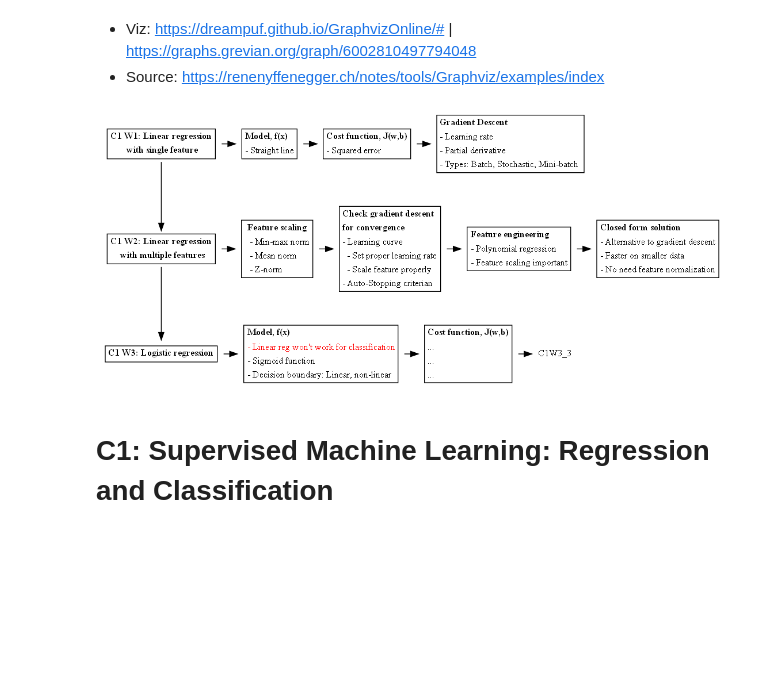
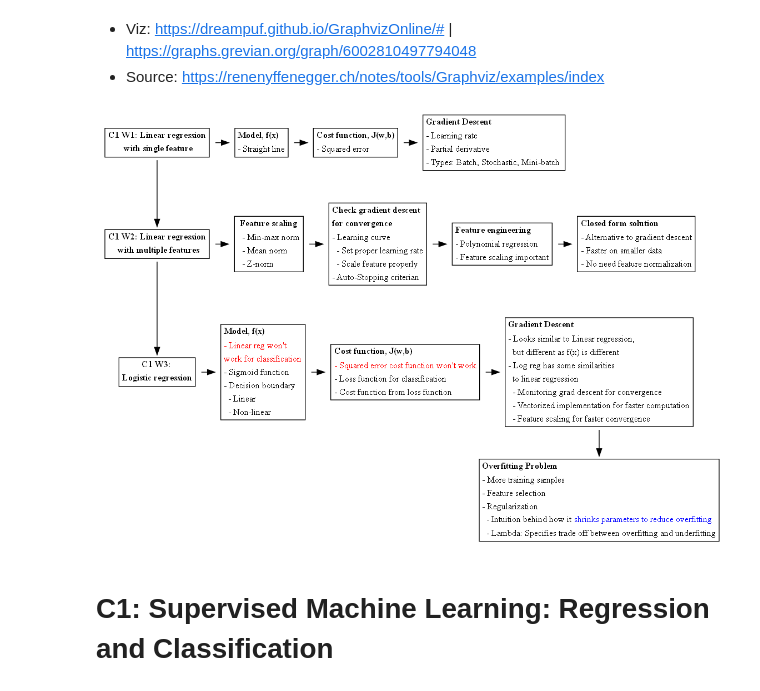
Before and after one commit to prasanth-ntu/coursera_deeplearningai_machine_learning_specialization, a Jupyter notebook: 1_supervised_machine_learning_regression_and_classification/README.ipynb, the cells around one changed output. Cells and saved outputs as stored; diff of their text form; code cells hidden in the pictures; blank space fills up the shorter version.

```diff
--- a/1_supervised_machine_learning_regression_and_classification/README.ipynb
+++ b/1_supervised_machine_learning_regression_and_classification/README.ipynb
@@ -123,7 +123,8 @@ digraph D {
 
   C1W3 [ label=<
    <table border="1" cellborder="0" cellspacing="1">
-     <tr><td align="left"><b>C1 W3: Logistic regression</b></td></tr>
+     <tr><td align="center"><b>C1 W3: </b></td></tr>
+     <tr><td align="center"><b>Logistic regression</b></td></tr>
    </table>>];
 
       C1W1_1 [ label=<
@@ -179,40 +180,64 @@ digraph D {
          <tr><td align="left">- No need feature normalization</td></tr>
        </table>>]
 
   C1W3_1[ label=<
    <table border="" cellborder="0" cellspacing="1">
      <tr><td align="left"><b>Model, f(x)</b></td></tr>
-     <tr><td align="left"><font color="red">- Linear reg won't work for classification</font></td></tr>
+     <tr><td align="left"><font color="red">- Linear reg won't </font></td></tr>
+      <tr><td align="left"><font color="red">work for classification</font></td></tr>
      <tr><td align="left">- Sigmoid function</td></tr>
-     <tr><td align="left">- Decision boundary: Linear, non-linear</td></tr>
+     <tr><td align="left">- Decision boundary</td></tr>
+     <tr><td align="left">  - Linear</td></tr>
+     <tr><td align="left">  - Non-linear</td></tr>
    </table>>];
 
      C1W3_2[ label=<
    <table border="" cellborder="0" cellspacing="1">
      <tr><td align="left"><b>Cost function, J(w,b)</b></td></tr>
-     <tr><td align="left">...</td></tr>
-     <tr><td align="left">...</td></tr>
-     <tr><td align="left">...</td></tr>
+     <tr><td align="left"><font color="red">- Squared error cost function won't work</font></td></tr>
+     <tr><td align="left">- Loss function for classification</td></tr>
+     <tr><td align="left">- Cost function from loss function</td></tr>
    </table>>];
 
+     C1W3_3[ label=<
+   <table border="" cellborder="0" cellspacing="1">
+     <tr><td align="left"><b>Gradient Descent</b></td></tr>
+     <tr><td align="left">- Looks similar to Linear regression,</td></tr>
+     <tr><td align="left">  but different as f(x) is different</td></tr>
+     <tr><td align="left">- Log reg has some similarities </td></tr>
+     <tr><td align="left">  to linear regression</td></tr>
+      <tr><td align="left">  - Monitoring grad descent for convergence</td></tr>
+      <tr><td align="left">  - Vectorized implementation for faster computation</td></tr>
+      <tr><td align="left">  - Feature scaling for faster convergence</td></tr>
+   </table>>];
+
+      C1W3_4[ label=<
+       <table border="1" cellborder="0" cellspacing="1">
+         <tr><td align="left"><b>Overfitting Problem</b></td></tr>
+         <tr><td align="left">- More training samples</td></tr>
+         <tr><td align="left">- Feature selection</td></tr>
+         <tr><td align="left">- Regularization</td></tr>
+         <tr><td align="left">  - Intuition behind how it <font color="blue">shrinks parameters to reduce overfitting</font></td></tr>
+         <tr><td align="left">  - Lambda: Specifies trade off between overfitting and underfitting</td></tr>
+       </table>>]
 
   C1W1 -> C1W2;
   C1W2 -> C1W3;
 
   C1W1 -> C1W1_1 -> C1W1_2 -> C1W1_3;
   C1W2 -> C1W2_1 -> C1W2_2 -> C1W2_3 -> C1W2_4;
-  C1W3 -> C1W3_1 -> C1W3_2 -> C1W3_3;
+  C1W3 -> C1W3_1 -> C1W3_2 -> C1W3_3 -> C1W3_4;
 
 }
 """
 
 graphs = pydot.graph_from_dot_data(dot_string)
 graph = graphs[0]
 
 graph.write_png("mindmap/C1W1_mindmap.png")
 view_pydot(graph)
 # %% [output]
-[figure, old version]
+[figure, new version]
 # %% [markdown]
 # C1: Supervised Machine Learning: Regression and Classification
 # %% [markdown]
```
Also changed, not shown: parts of 63 cells of this notebook, 3 other files.
